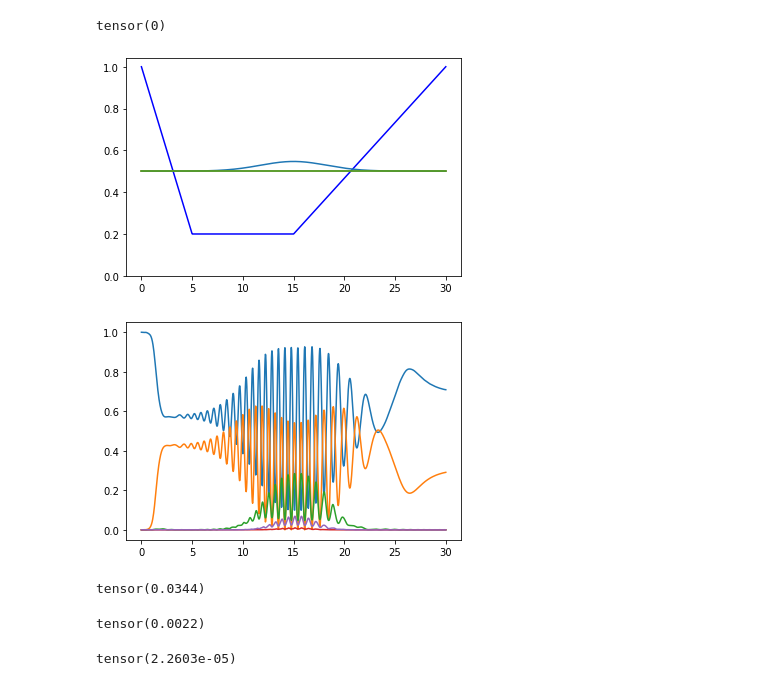
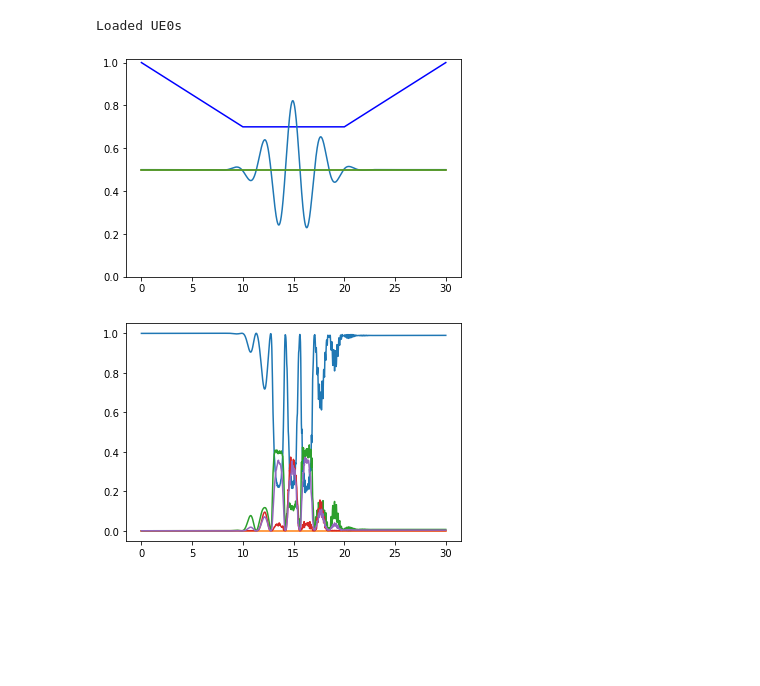
Before and after one commit to Vinther901/Quantum-Optimal-Control, a Jupyter notebook: 1DToyExample/RunExperiments.ipynb, the cells around one changed output. Saved outputs shown, nothing was run; the diff lists cells and outputs as text; code cells hidden in the pictures; blank space fills up the shorter version.

```diff
--- a/1DToyExample/RunExperiments.ipynb
+++ b/1DToyExample/RunExperiments.ipynb
@@ -18,7 +18,7 @@ import Training as Training
 import Controls as Controls
 import Evolvers as Evolvers
 # %%
-experiment = "Flensmon1D_0"
+experiment = "Flensmon2D_0"
 # %%
 #Loads the params_dict for the experiment
 exp_path = os.path.join(dir_path,"Experiments",experiment)
@@ -31,48 +31,33 @@ params_dict.update({"exp_path":exp_path})
 # %%
 importlib.reload(Systems)
 importlib.reload(Plotting)
 importlib.reload(Training)
 importlib.reload(Controls)
 importlib.reload(Evolvers)
 
-class Flensmon_1D(t.nn.Module, Systems.Periodic_System, Controls.CauchyPulse, Evolvers.ETrotter3, Training.Trainer, Plotting.Plotter):
+class Flensmon_1D(t.nn.Module, Systems.Periodic_System, Controls.CauchyPulse, Evolvers.ETrotter, Training.Trainer, Plotting.Plotter):
     def __init__(self,params_dict):
         super().__init__()
         self.params_dict = params_dict
         super(t.nn.Module,self).__init__()
         return
 
     def forward(self):
         H = self.get_H(self.activation_func(self.times),self.get_control())
         self.latest_matrix_exp = t.matrix_exp(-1j*H*self.dt)
         # self.latest_matrix_exp = self.basis_change@t.matrix_exp(-1j*H*self.dt)
         return t.linalg.multi_dot(list(mat for mat in self.latest_matrix_exp.flip(0)))
 
     def V(self, alphas, control):
         return self.EJ*(-self.cos_mat.repeat((alphas.shape[0],1,1)) \
                             + alphas.view(-1,1,1)/2*self.cos2_mat \
                             + control.view(-1,1,1)*self.q_mat)
 
 obj = Flensmon_1D(params_dict)
 # obj.plot_potential()
 obj.plot_activation_func()
 obj.plot_occupancy(indices=[0,1,2,4])
 # %% [output]
-tensor(0)
+Loaded UE0s
-[figure, old version]
+[figure, new version]
-[figure, old version]
+[figure, new version]
-# %%
-tmp = obj.U0s[1:].adjoint()@obj.U0s[:-1]
-(tmp - tmp.adjoint()).abs()[:,[_ for _ in range(obj.NHilbert)],[_ for _ in range(obj.NHilbert)]].mean()
-# %% [output]
-tensor(0.0344)
-# %%
-tmp = obj.U0s[1:].adjoint()@obj.U0s[:-1]
-(tmp - tmp.adjoint()).abs()[:,[_ for _ in range(obj.NHilbert)],[_ for _ in range(obj.NHilbert)]].mean()
-# %% [output]
-tensor(0.0022)
-# %%
-tmp = obj.U0s[1:].adjoint()@obj.U0s[:-1]
-(tmp - tmp.adjoint()).abs()[:,[_ for _ in range(obj.NHilbert)],[_ for _ in range(obj.NHilbert)]].mean()
-# %% [output]
-tensor(2.2603e-05)
```
Also changed, not shown: parts of 42 cells of this notebook, 4 other files.
